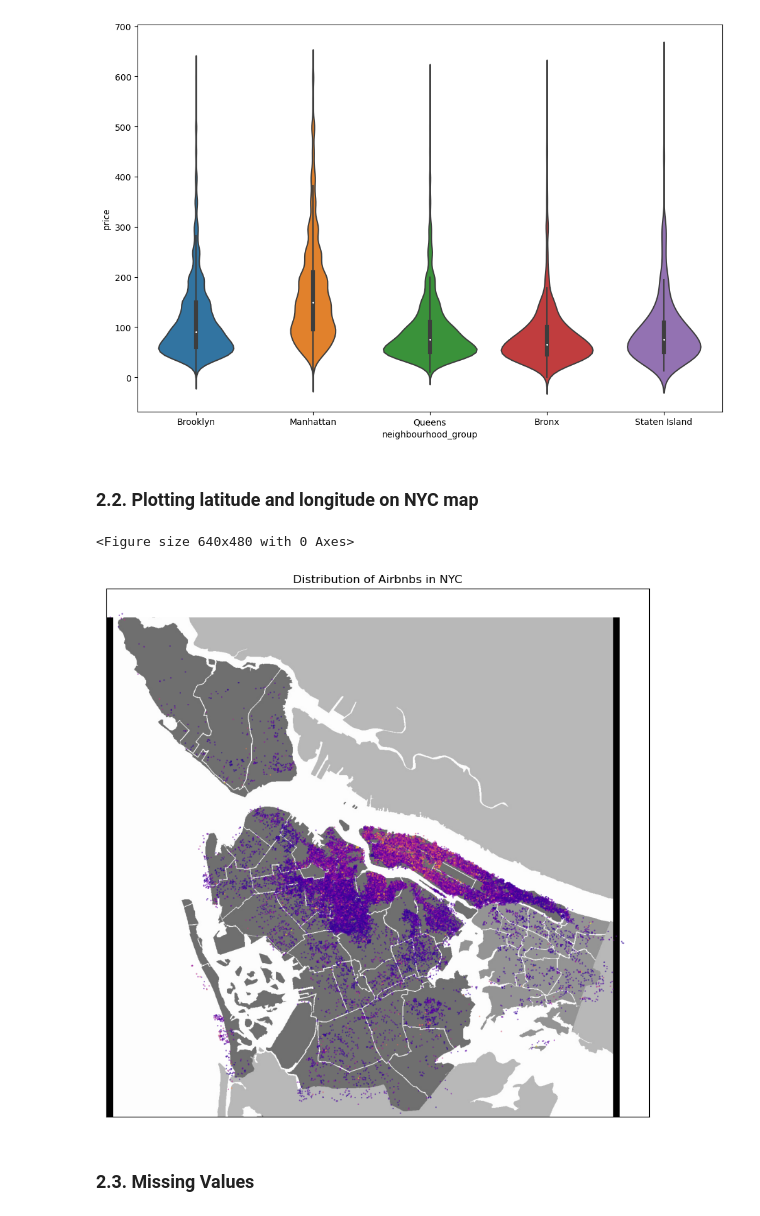
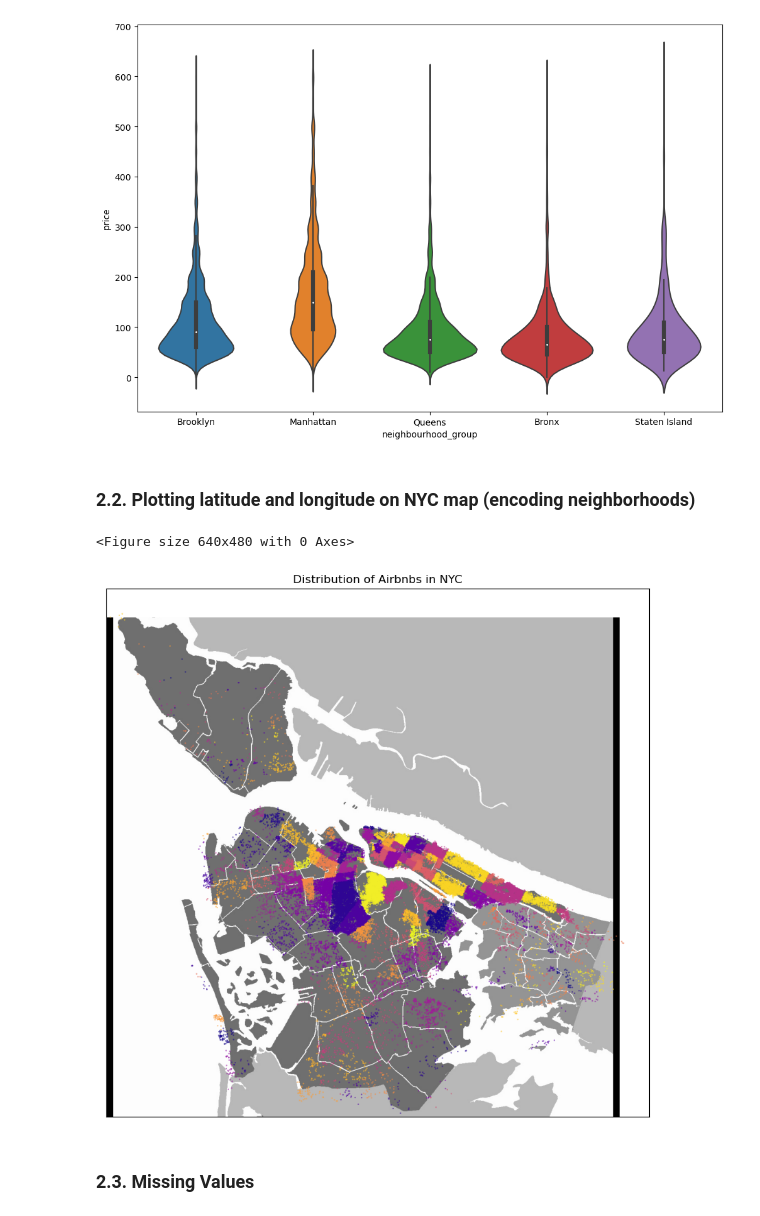
Before and after one commit to marci-nemeth/ML-Notebooks, a Jupyter notebook: 1-Regression/AirbnbEDA.ipynb, the cells around one changed output. Cells and saved outputs as stored; diff of their text form; code cells hidden in the pictures.

```diff
--- a/1-Regression/AirbnbEDA.ipynb
+++ b/1-Regression/AirbnbEDA.ipynb
@@ -133,24 +147,28 @@ plt.show()
 # %% [output]
 [figure]
 # %% [markdown]
-### 2.2. Plotting latitude and longitude on NYC map
+### 2.2. Plotting latitude and longitude on NYC map (encoding neighborhoods)
+# %%
+encoder = LabelEncoder()
+to_encode = ["neighbourhood","neighbourhood_group","room_type"]
+eda_df[to_encode]= eda_df[to_encode].apply(encoder.fit_transform)
 # %%
 img = Image.open("data/New_York_City_.jpeg").rotate(270)
 plt.figure()
 fig, ax = plt.subplots(figsize=(20,10))
 width,height = img.size
 transp_lat =(eda_df["latitude"]-eda_df["latitude"].min())/(eda_df["latitude"].max()-eda_df["latitude"].min())*width
 transp_long =(eda_df["longitude"]-eda_df["longitude"].min())/(eda_df["longitude"].max()-eda_df["longitude"].min())*height
 ax.imshow(img);
 colors = (eda_df["price"]-eda_df["price"].min())/(eda_df["price"].max()-eda_df["price"].min())
-ax.scatter(transp_lat+10,transp_long-10, c=eda_df["price"],alpha=0.5,cmap="plasma",s=0.4);
+ax.scatter(transp_lat+10,transp_long-10, c=eda_df["neighbourhood"],alpha=0.5,cmap="plasma",s=0.4);
 ax = plt.gca()
 ax.get_yaxis().set_visible(False)
 ax.get_xaxis().set_visible(False)
 ax.set_title("Distribution of Airbnbs in NYC");
 # %% [output]
 <Figure size 640x480 with 0 Axes>
-[figure, old version]
+[figure, new version]
 # %% [markdown]
 ### 2.3. Missing Values
 # %%
```
Also changed, not shown: parts of 56 cells of this notebook, 4 other files.
